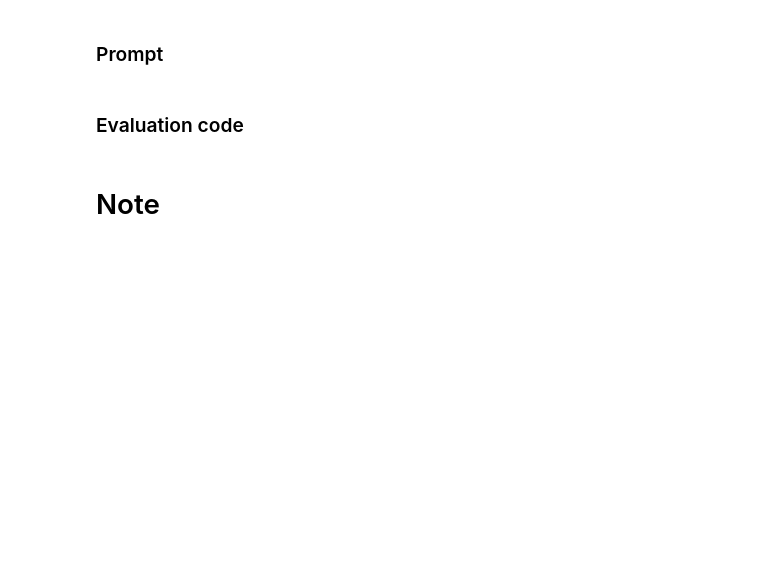
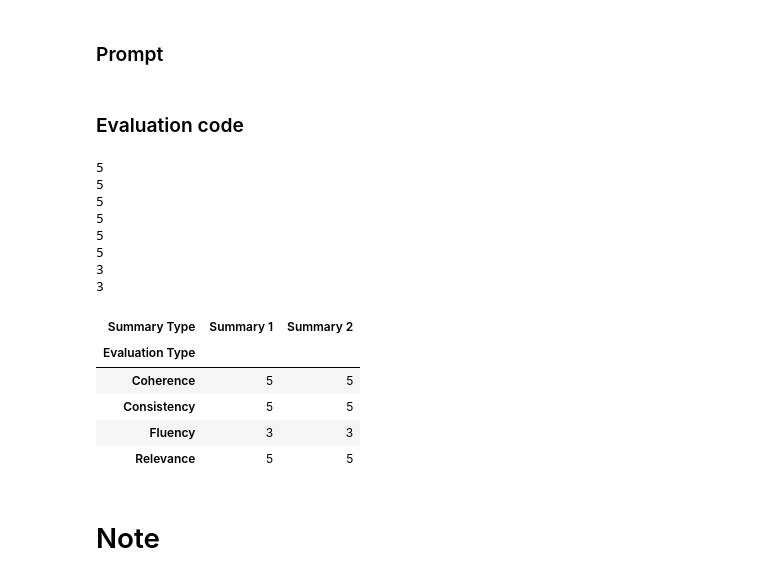
Before and after one commit to minsuk00/research-paper-summarization, a Jupyter notebook: code/evaluation_metric.ipynb, the cells around one changed output. Saved outputs shown, nothing was run; the diff lists cells and outputs as text; code cells hidden in the pictures; blank space fills up the shorter version.

```diff
--- a/code/evaluation_metric.ipynb
+++ b/code/evaluation_metric.ipynb
@@ -178,3 +181,9 @@ Read the summary and evaluate its fluency based on the given criteria. Assign a
 """
 # %% [markdown]
 ### Evaluation code
+# %%
+from openai import OpenAI
+import os
+import pandas as pd
+
+client = OpenAI(api_key=os.environ.get("OPENAI_API_KEY"))
@@ -190,41 +210,58 @@ def get_geval_score(
         summary=summary,
     )
     response = client.chat.completions.create(
-        model="gpt-4",
+        model="gpt-4-turbo-preview",
         messages=[{"role": "user", "content": prompt}],
         temperature=0,
         max_tokens=5,
         top_p=1,
         frequency_penalty=0,
         presence_penalty=0,
     )
     return response.choices[0].message.content
 
 
 evaluation_metrics = {
     "Relevance": (RELEVANCY_SCORE_CRITERIA, RELEVANCY_SCORE_STEPS),
     "Coherence": (COHERENCE_SCORE_CRITERIA, COHERENCE_SCORE_STEPS),
     "Consistency": (CONSISTENCY_SCORE_CRITERIA, CONSISTENCY_SCORE_STEPS),
     "Fluency": (FLUENCY_SCORE_CRITERIA, FLUENCY_SCORE_STEPS),
 }
 
-summaries = {"Summary 1": eval_summary_1, "Summary 2": eval_summary_2}
+summaries = {"Summary 1": doc["summary1"], "Summary 2": doc["summary2"]}
 
 data = {"Evaluation Type": [], "Summary Type": [], "Score": []}
 
 for eval_type, (criteria, steps) in evaluation_metrics.items():
     for summ_type, summary in summaries.items():
         data["Evaluation Type"].append(eval_type)
         data["Summary Type"].append(summ_type)
-        result = get_geval_score(criteria, steps, excerpt, summary, eval_type)
+        result = get_geval_score(criteria, steps, doc["document"], summary, eval_type)
+        print(result)
         score_num = int(result.strip())
         data["Score"].append(score_num)
 
 pivot_df = pd.DataFrame(data, index=None).pivot(
     index="Evaluation Type", columns="Summary Type", values="Score"
 )
-styled_pivot_df = pivot_df.style.apply(highlight_max, axis=1)
-display(styled_pivot_df)
+# styled_pivot_df = pivot_df.style.apply(highlight_max, axis=1)
+# display(styled_pivot_df)
+display(pivot_df)
+# %% [output]
+5
+5
+5
+5
+5
+5
+3
+3
+| Summary Type | Summary 1 | Summary 2 |
+| Evaluation Type |  |  |
+| Coherence | 5 | 5 |
+| Consistency | 5 | 5 |
+| Fluency | 3 | 3 |
+| Relevance | 5 | 5 |
 # %% [markdown]
 # Note
 # %% [markdown]
```
Also changed, not shown: parts of 6 cells of this notebook, 3 other files.
